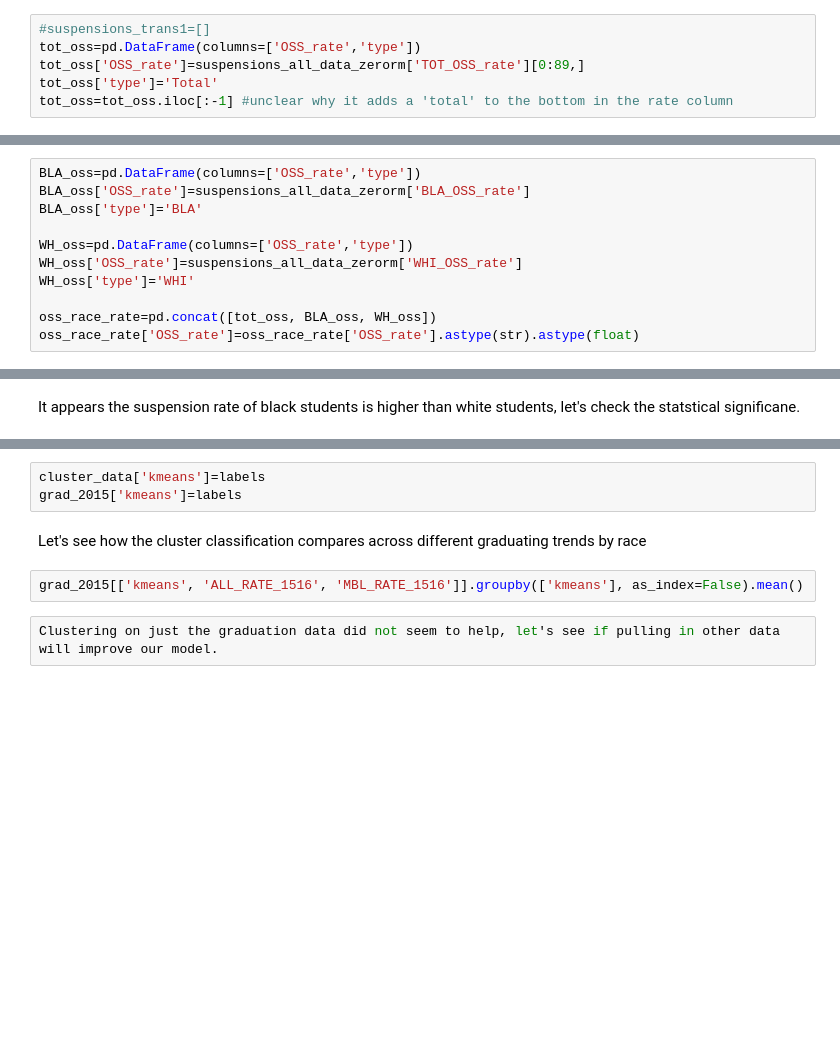
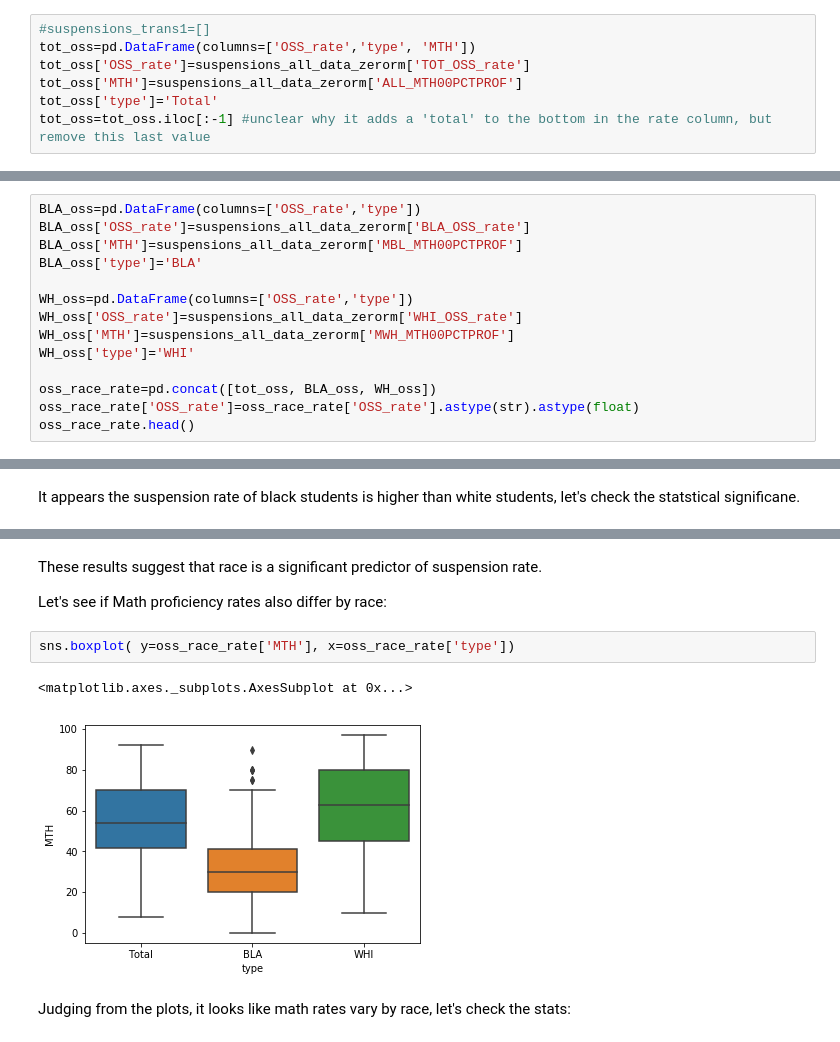
Before and after one commit to nrb75/SchoolSelect, a Jupyter notebook: School_Clustering.ipynb, the cells around one changed output, grey strips where cells are left out. Drawn from its saved outputs; the diff is of its cells as text; blank space fills up the shorter version.

```diff
--- a/School_Clustering.ipynb
+++ b/School_Clustering.ipynb
@@ -136,6 +159,7 @@ for i in susp_list:
 # %%
 #suspensions_trans1=[]
-tot_oss=pd.DataFrame(columns=['OSS_rate','type'])
-tot_oss['OSS_rate']=suspensions_all_data_zerorm['TOT_OSS_rate'][0:89,]
+tot_oss=pd.DataFrame(columns=['OSS_rate','type', 'MTH'])
+tot_oss['OSS_rate']=suspensions_all_data_zerorm['TOT_OSS_rate']
+tot_oss['MTH']=suspensions_all_data_zerorm['ALL_MTH00PCTPROF']
 tot_oss['type']='Total'
-tot_oss=tot_oss.iloc[:-1] #unclear why it adds a 'total' to the bottom in the rate column
+tot_oss=tot_oss.iloc[:-1] #unclear why it adds a 'total' to the bottom in the rate column, but remove this last value
@@ -144,11 +166,14 @@ tot_oss=tot_oss.iloc[:-1] #unclear why it adds a 'total' to the bottom in the ra
 # %%
 BLA_oss=pd.DataFrame(columns=['OSS_rate','type'])
 BLA_oss['OSS_rate']=suspensions_all_data_zerorm['BLA_OSS_rate']
+BLA_oss['MTH']=suspensions_all_data_zerorm['MBL_MTH00PCTPROF']
 BLA_oss['type']='BLA'
 
 WH_oss=pd.DataFrame(columns=['OSS_rate','type'])
 WH_oss['OSS_rate']=suspensions_all_data_zerorm['WHI_OSS_rate']
+WH_oss['MTH']=suspensions_all_data_zerorm['MWH_MTH00PCTPROF']
 WH_oss['type']='WHI'
 
 oss_race_rate=pd.concat([tot_oss, BLA_oss, WH_oss])
 oss_race_rate['OSS_rate']=oss_race_rate['OSS_rate'].astype(str).astype(float)
+oss_race_rate.head()
@@ -283,9 +225,11 @@ plt.scatter(principalDf['principal component 1'],principalDf['principal componen
-# %%
-cluster_data['kmeans']=labels
-grad_2015['kmeans']=labels
-# %% [markdown]
-Let's see how the cluster classification compares across different graduating trends by race
-# %%
-grad_2015[['kmeans', 'ALL_RATE_1516', 'MBL_RATE_1516']].groupby(['kmeans'], as_index=False).mean()
-# %%
-Clustering on just the graduation data did not seem to help, let's see if pulling in other data will improve our model.
+# %% [markdown]
+These results suggest that race is a significant predictor of suspension rate.
+
+Let's see if Math proficiency rates also differ by race:
+# %%
+sns.boxplot( y=oss_race_rate['MTH'], x=oss_race_rate['type'])
+# %% [output]
+<matplotlib.axes._subplots.AxesSubplot at 0x...>
+[figure, added]
+# %% [markdown]
+Judging from the plots, it looks like math rates vary by race, let's check the stats:
```
Also changed, not shown: parts of 77 cells of this notebook, 5 other files.
